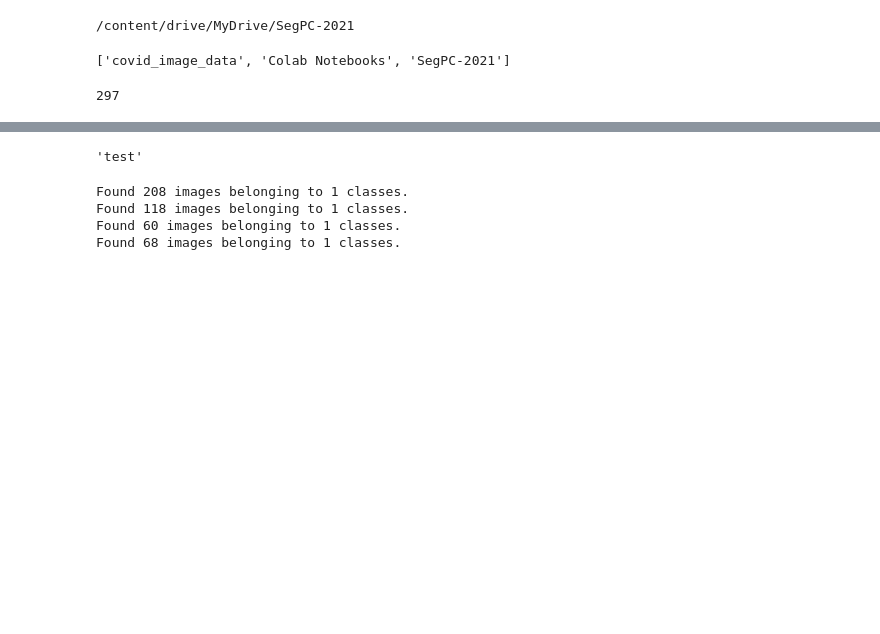
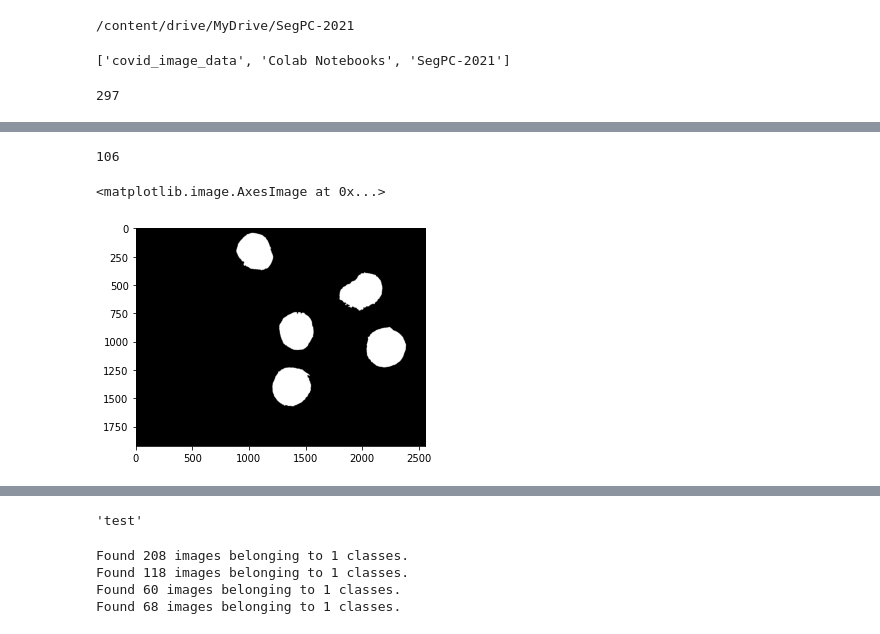
Before and after one commit to bhanuteja2001/SegPC-2021, a Jupyter notebook: Preprocess.ipynb, the cells around one changed output, grey strips where cells are left out. Drawn from its saved outputs; the diff is of its cells as text; code cells hidden in the pictures; blank space fills up the shorter version.

```diff
--- a/Preprocess.ipynb
+++ b/Preprocess.ipynb
@@ -34,0 +37,24 @@ all_masks = os.listdir(MASK_PATH)
+# %%
+# Get all frames and masks, sort them, shuffle them to generate data sets.
+
+all_frames = os.listdir(FRAME_PATH)
+all_masks = os.listdir(MASK_PATH)
+
+
+all_frames.sort(key=lambda var:[int(x) if x.isdigit() else x
+                                for x in re.findall(r'[0-9]+', var)])
+all_masks.sort(key=lambda var:[int(x) if x.isdigit() else x
+                               for x in re.findall(r'[0-9]+', var)])
+# %%
+grand_temp = []
+for f1 in all_frames:
+  temp = []
+  for f2 in all_masks:
+    if ord(f2[3]) == 95:
+      f3 = f2[0:3] + '.bmp'
+    elif ord(f2[4]) == 95:
+      f3 = f2[0:4] + '.bmp'
+    if f1 == f3:
+      temp.append(f2)
+  grand_temp.append(temp)
+grand_temp
@@ -34,0 +80,16 @@ all_masks = os.listdir(MASK_PATH)
+# %%
+result = 0
+for pic in grand_temp[0]:
+  #print(pic)
+  path = MASK_PATH + pic
+  mask_ = cv2.imread(path)
+  mask_ = mask_.astype("float32")
+  result += mask_
+print(pic[0:3])
+result = 255*result
+result = result.clip(0,255).astype("uint8")
+plt.imshow(result)
+# %% [output]
+106
+<matplotlib.image.AxesImage at 0x...>
+[figure, added]
```
Also changed, not shown: parts of 10 cells of this notebook.
